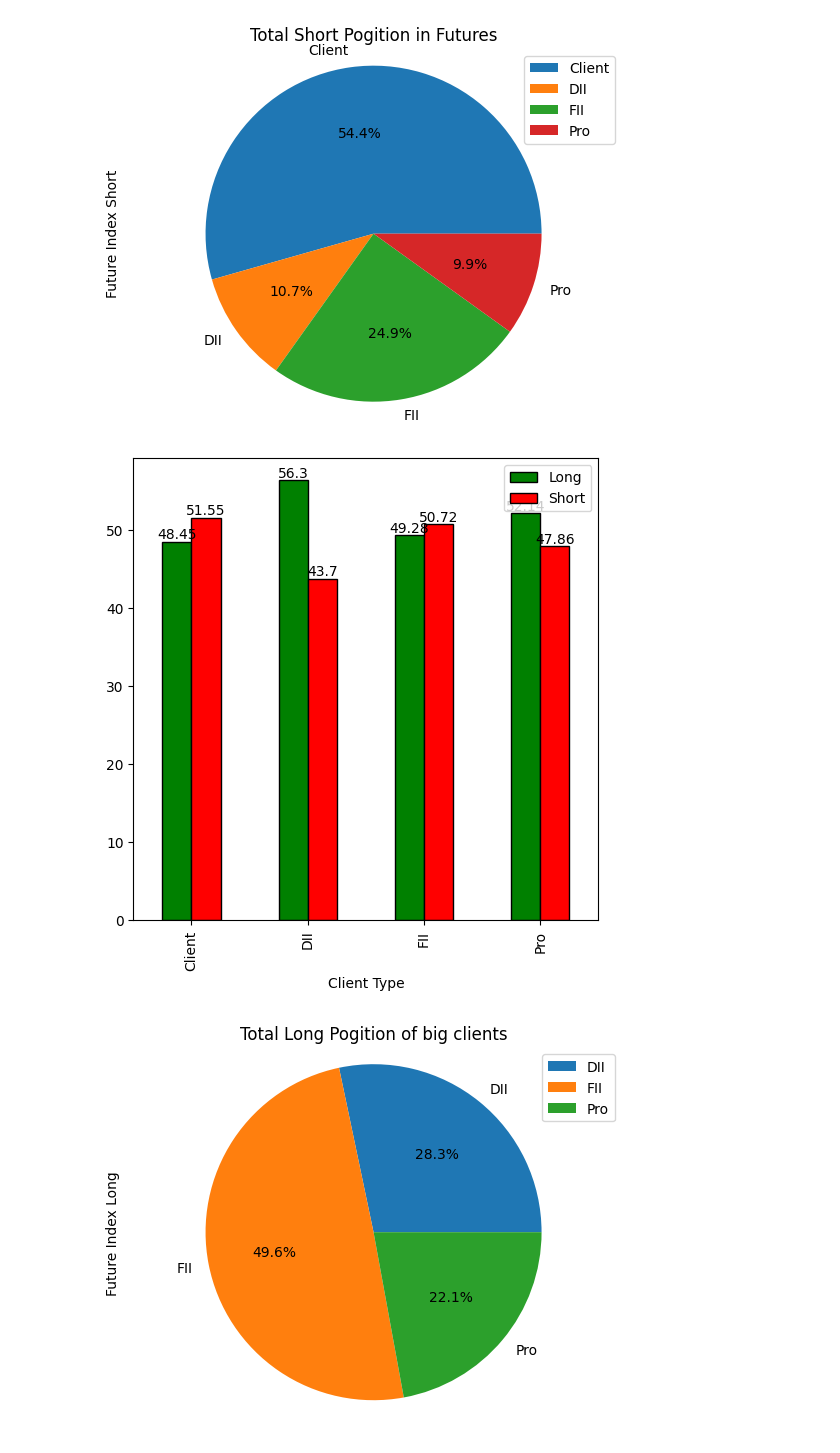
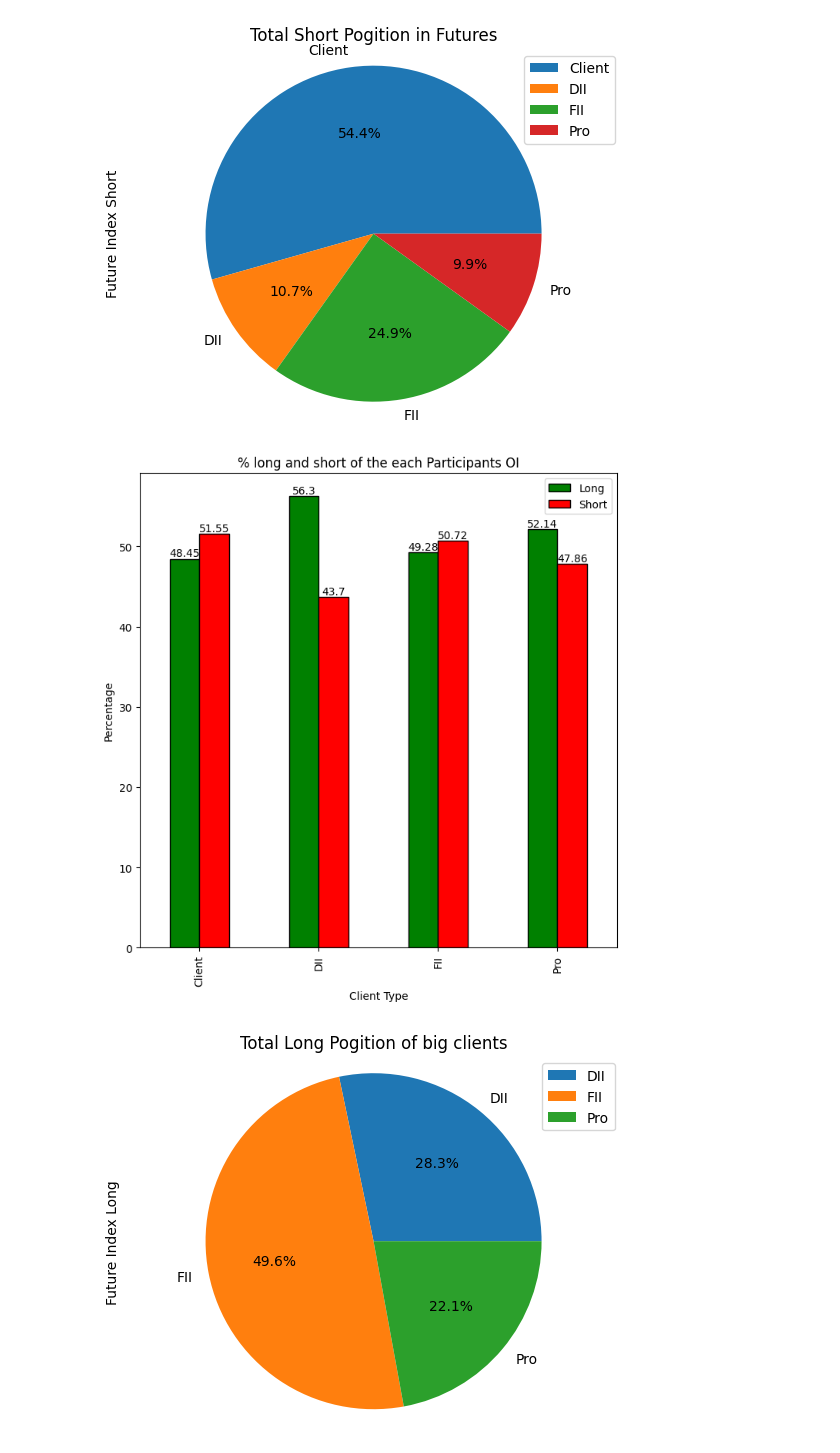
Before and after one commit to ashu433/Trading_codes, a Jupyter notebook: Sentiment_calculator_OI.ipynb, the cells around one changed output. Cells and saved outputs as stored; diff of their text form; code cells hidden in the pictures.

```diff
--- a/Sentiment_calculator_OI.ipynb
+++ b/Sentiment_calculator_OI.ipynb
@@ -294,3 +294,8 @@ future_data.head(10)
 | 2 | DII | 48180 | 37401 | 85581 | 56.297543 | ... |
 | 3 | FII | 84435 | 86885 | 171320 | 49.284964 | ... |
 | 4 | Pro | 37662 | 34570 | 72232 | 52.140326 | ... |
+# %%
+Long_vs_Short=future_data['Future Index Long'].astype(float)/future_data['Future Index Short'].astype(float)
+future_data=pd.concat([future_data,pd.DataFrame(Long_vs_Short)],axis=1)
+future_data=future_data.rename(columns={0:"Long_vs_Short"})
+future_data.head()
@@ -320,16 +331,18 @@ plt.show()
 # %%
 long_short=future_data[["percentage_long","percentage_short"]]
 long_short=long_short.round(2)
 long_short.set_index(future_data["Client Type"], inplace=True)
 ax = long_short.plot(kind='bar',color=['green', 'red'], edgecolor='black')
 for i, bar in enumerate(ax.containers):
     ax.bar_label(bar, label_type='edge', fontsize=10)
 ax.legend(['Long','Short'])
 fig = plt.gcf()
-fig.set_size_inches(6, 6)
+fig.set_size_inches(8, 8)
+plt.ylabel("Percentage")
+plt.title("% long and short of the each Participants OI")
 plt.show()
 # %% [output]
-[figure, old version]
+[figure, new version]
 # %%
 Big_Institution_data_futures = future_data.drop(index=1)
 Big_Institution_data_futures.plot(kind='pie', y="Future Index Long", labels=Big_Institution_data_futures['Client Type'], autopct='%1.1f%%')
```
Also changed, not shown: parts of 27 cells of this notebook.
